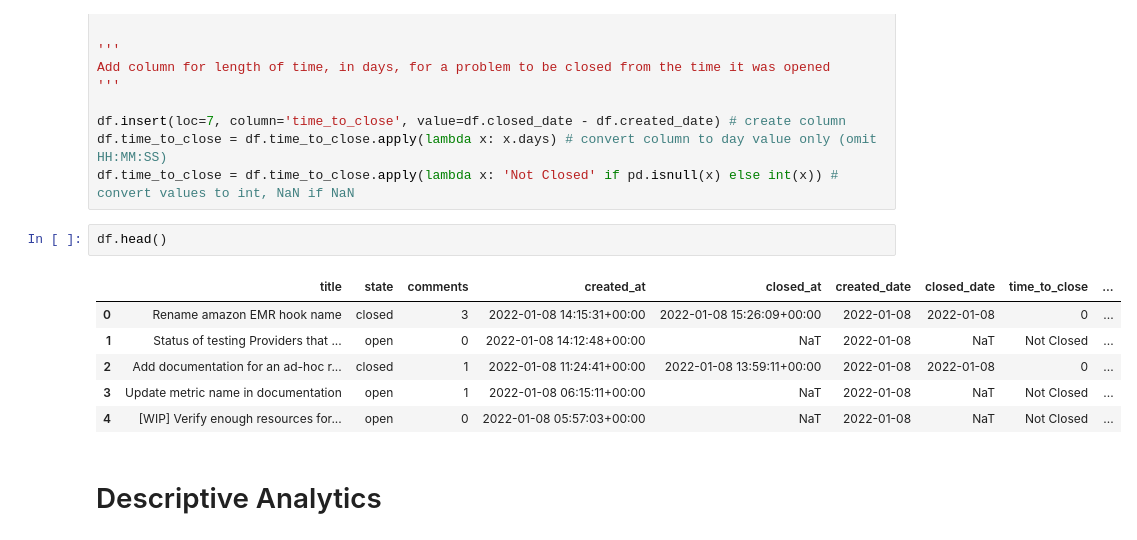
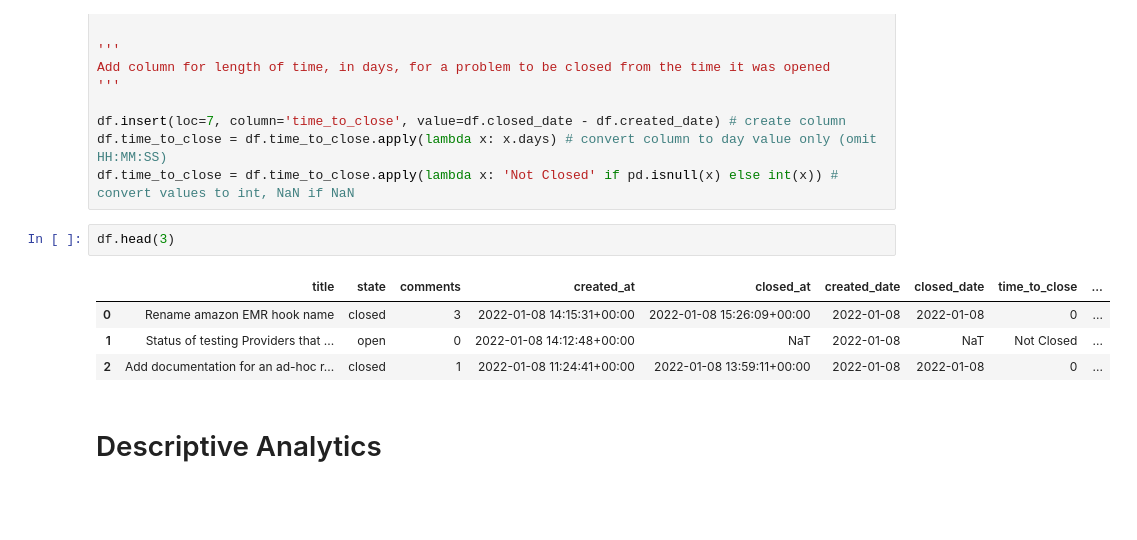
Before and after one commit to AmirZahre/Github_Org_Repo_Analysis, a Jupyter notebook: astronomer_V1.ipynb, the cells around one changed output. Drawn from its saved outputs; the diff is of its cells as text; blank space fills up the shorter version.

```diff
--- a/astronomer_V1.ipynb
+++ b/astronomer_V1.ipynb
@@ -221,14 +221,12 @@ df.insert(loc=7, column='time_to_close', value=df.closed_date - df.created_date)
 df.time_to_close = df.time_to_close.apply(lambda x: x.days) # convert column to day value only (omit HH:MM:SS)
 df.time_to_close = df.time_to_close.apply(lambda x: 'Not Closed' if pd.isnull(x) else int(x)) # convert values to int, NaN if NaN
 # %%
-df.head()
+df.head(3)
 # %% [output]
 |  | title | state | comments | created_at | closed_at | created_date | closed_date | time_to_close | ... |
 | 0 | Rename amazon EMR hook name | closed | 3 | 2022-01-08 14:15:31+00:00 | 2022-01-08 15:26:09+00:00 | 2022-01-08 | 2022-01-08 | 0 | ... |
 | 1 | Status of testing Providers that ... | open | 0 | 2022-01-08 14:12:48+00:00 | NaT | 2022-01-08 | NaT | Not Closed | ... |
 | 2 | Add documentation for an ad-hoc r... | closed | 1 | 2022-01-08 11:24:41+00:00 | 2022-01-08 13:59:11+00:00 | 2022-01-08 | 2022-01-08 | 0 | ... |
-| 3 | Update metric name in documentation | open | 1 | 2022-01-08 06:15:11+00:00 | NaT | 2022-01-08 | NaT | Not Closed | ... |
-| 4 | [WIP] Verify enough resources for... | open | 0 | 2022-01-08 05:57:03+00:00 | NaT | 2022-01-08 | NaT | Not Closed | ... |
 # %% [markdown]
 # Descriptive Analytics
 # %% [markdown]
```
Also changed, not shown: parts of 4 cells of this notebook.
